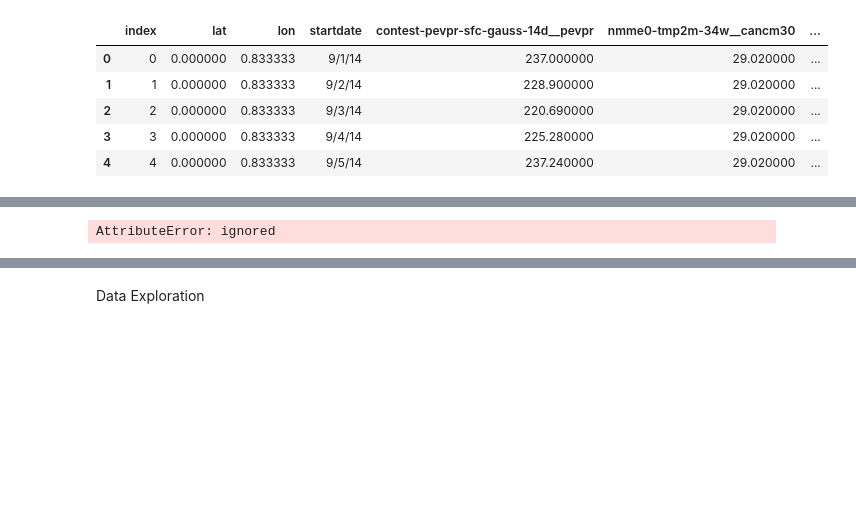
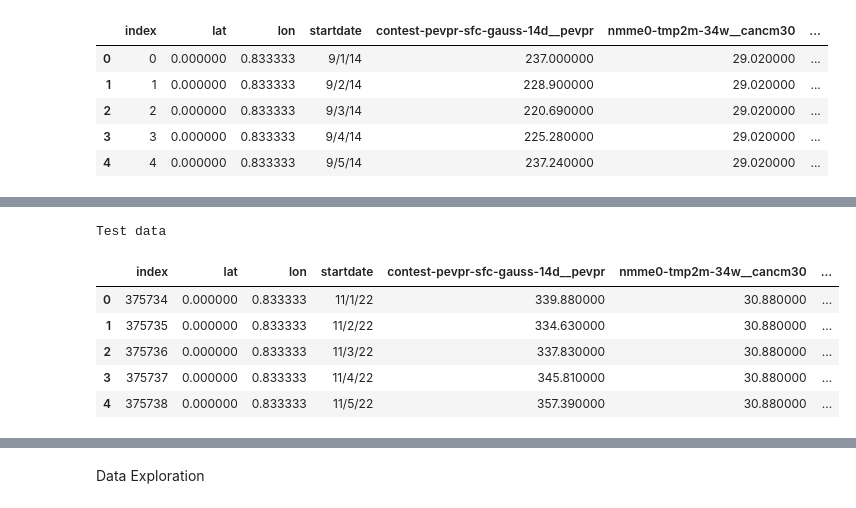
Before and after one commit to GagraniV/WiDS2023, a Jupyter notebook: VJ_WiDS_Jan132023.ipynb, the cells around one changed output, grey strips where cells are left out. Saved outputs shown, nothing was run; the diff lists cells and outputs as text; code cells hidden in the pictures; blank space fills up the shorter version.

```diff
--- a/VJ_WiDS_Jan132023.ipynb
+++ b/VJ_WiDS_Jan132023.ipynb
@@ -46,5 +86,11 @@ train_data.columns
 # %%
-tst_df= pd.read.csv("test_data.csv")
-display(tst_df.head().style.set_caption('Trn data'))
+tst_df= pd.read_csv("test_data.csv")
+display(tst_df.head().style.set_caption('Test data'))
 # %% [output]
-AttributeError: ignored
+Test data
+|  | index | lat | lon | startdate | contest-pevpr-sfc-gauss-14d__pevpr | nmme0-tmp2m-34w__cancm30 | ... |
+| 0 | 375734 | 0.000000 | 0.833333 | 11/1/22 | 339.880000 | 30.880000 | ... |
+| 1 | 375735 | 0.000000 | 0.833333 | 11/2/22 | 334.630000 | 30.880000 | ... |
+| 2 | 375736 | 0.000000 | 0.833333 | 11/3/22 | 337.830000 | 30.880000 | ... |
+| 3 | 375737 | 0.000000 | 0.833333 | 11/4/22 | 345.810000 | 30.880000 | ... |
+| 4 | 375738 | 0.000000 | 0.833333 | 11/5/22 | 357.390000 | 30.880000 | ... |
```
Also changed, not shown: parts of 24 cells of this notebook.
